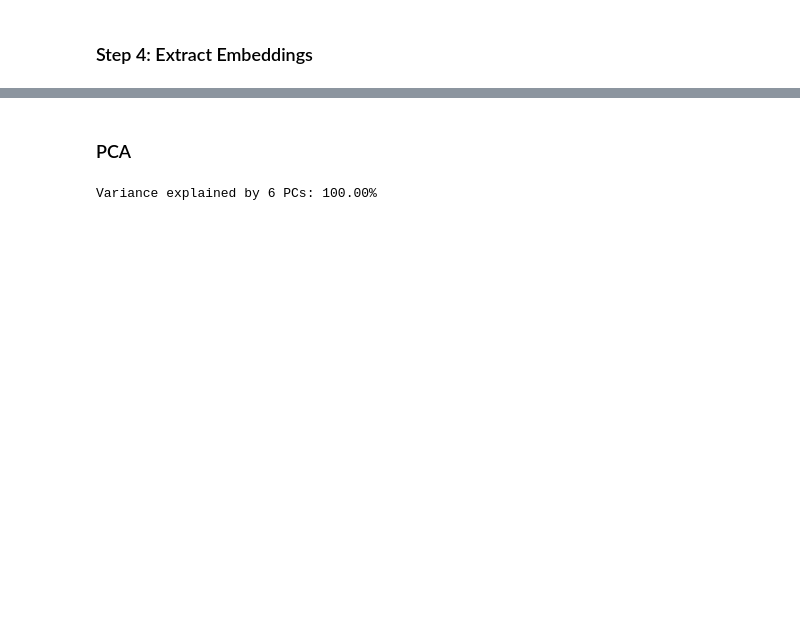
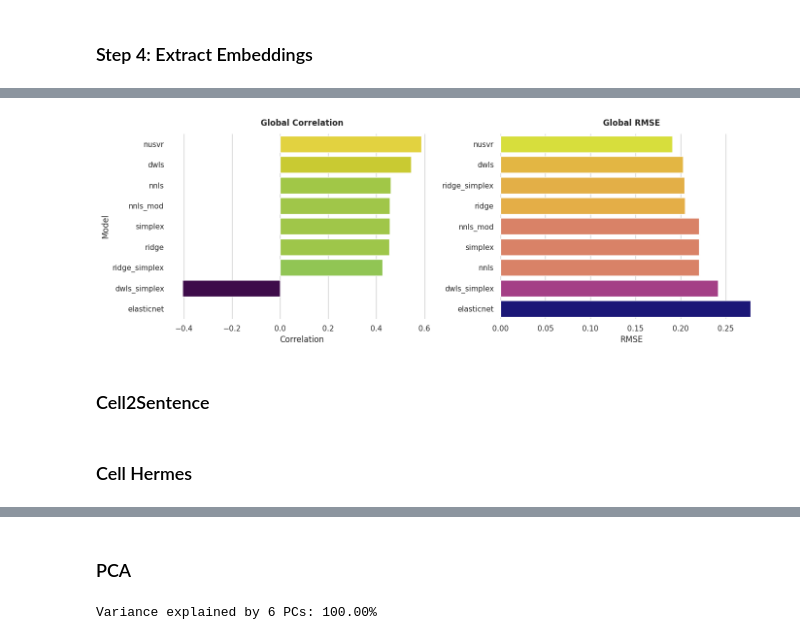
Before and after one commit to Eastmanmd/DECONVersation, a Jupyter notebook: tutorials/extracting_embeddings_from_bulk_all_solvers.ipynb, the cells around one changed output, grey strips where cells are left out. Saved outputs shown, nothing was run; the diff lists cells and outputs as text; code cells hidden in the pictures; blank space fills up the shorter version.

```diff
--- a/tutorials/extracting_embeddings_from_bulk_all_solvers.ipynb
+++ b/tutorials/extracting_embeddings_from_bulk_all_solvers.ipynb
@@ -197,0 +154,24 @@ visualize_solvers(results, ground_truth)
+# %%
+# Extract geneformer embeddings for signature matrix
+sig_mat_gf_embed = extract_embs(
+    bulk_df = sig_mat,
+    mode = "geneformer",
+    temp_output_dir = "/gpfs/commons/groups/compbio/projects/ao_projects/ml_deconv_data/DECONVersation/",
+    model_path= "/gpfs/commons/groups/compbio/projects/ao_projects/ml_deconv_data/DECONVersation/260624_geneformer_cellClassifier_gf_finetune/ksplit1/",
+    delete_temp_files = True
+)
+
+# Extract geneformer embeddings for signature matrix
+gf_embed = extract_embs(
+    bulk_df = hoek_bulk.T, # sample x ensembl id
+    mode = "geneformer",
+    temp_output_dir = "/gpfs/commons/groups/compbio/projects/ao_projects/ml_deconv_data/DECONVersation/",
+    model_path= "/gpfs/commons/groups/compbio/projects/ao_projects/ml_deconv_data/DECONVersation/260624_geneformer_cellClassifier_gf_finetune/ksplit1/",  # Default geneformer model
+    delete_temp_files = True # if True, delete all temporary files created whiile extracting embeddings
+)
+# %%
+results = run_all_deconv(bulk_df=gf_embed.T,
+                         signature_df=sig_mat_gf_embed.T)
+
+# Harmonize results to match ground truth
+results = {solver: harmonize_columns(df) for solver, df in results.items()}
@@ -197,0 +188,7 @@ visualize_solvers(results, ground_truth)
+# %%
+# Visualize results
+global_df, celltype_df = visualize_solvers(results,
+                  ground_truth,
+                  level=["global"], return_tables=True)
+# %% [output]
+[figure, added]
@@ -197,0 +197,2 @@ visualize_solvers(results, ground_truth)
+# %% [markdown]
+### Cell2Sentence
@@ -197,0 +215,2 @@ visualize_solvers(results, ground_truth)
+# %% [markdown]
+### Cell Hermes
```
Also changed, not shown: parts of 37 cells of this notebook.
